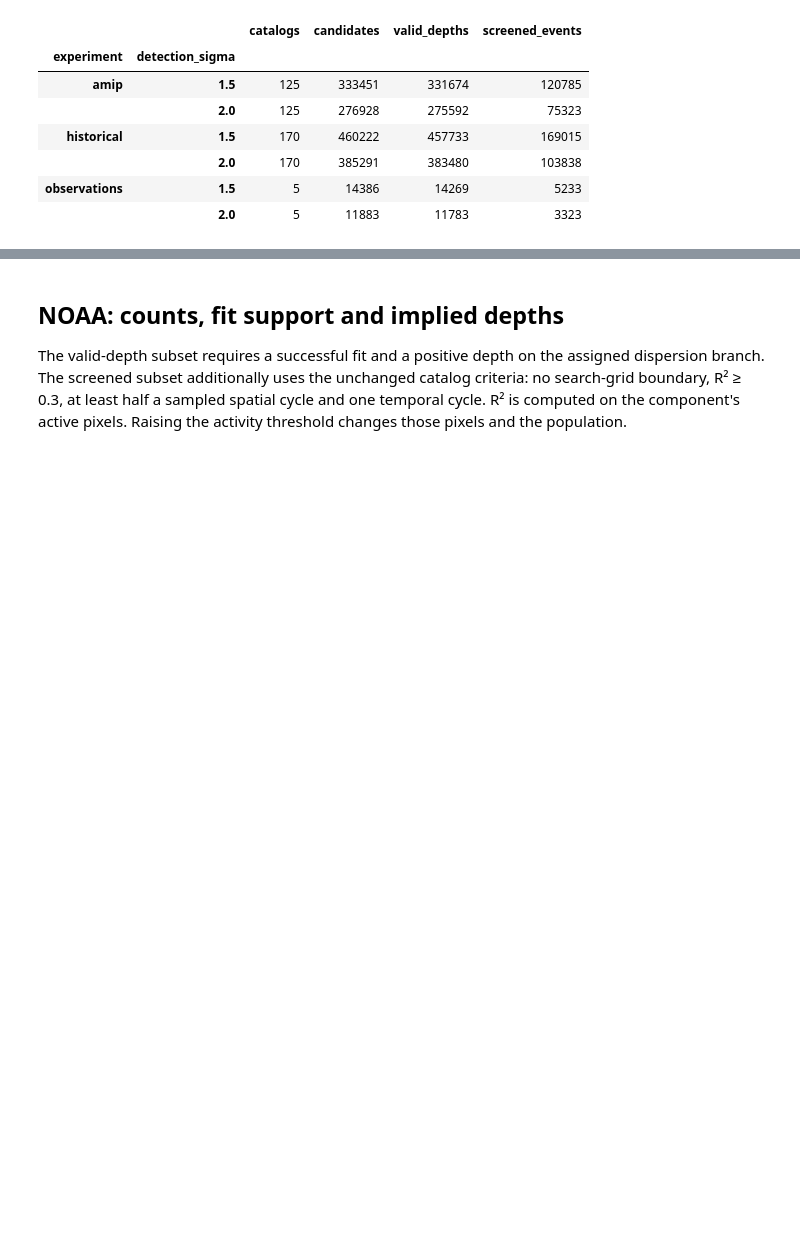
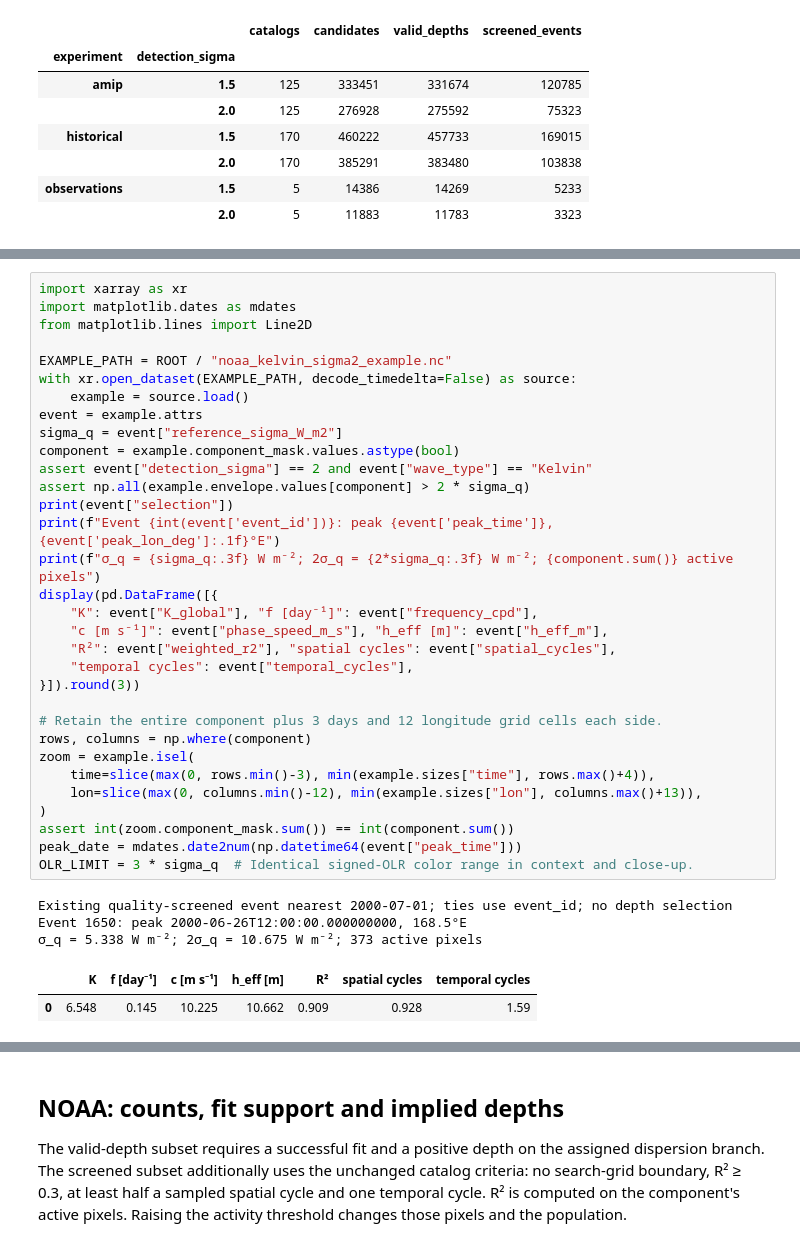
Before and after one commit to pedroanguloumana/cmip6_equiv_depth_distributions, a Jupyter notebook: notebooks/codex_event_threshold_comparison.ipynb, the cells around one changed output, grey strips where cells are left out. Drawn from its saved outputs; the diff is of its cells as text; blank space fills up the shorter version.

```diff
--- a/notebooks/codex_event_threshold_comparison.ipynb
+++ b/notebooks/codex_event_threshold_comparison.ipynb
@@ -51,0 +78,38 @@ display(summary.groupby(["experiment", "detection_sigma"]).agg(
+# %%
+import xarray as xr
+import matplotlib.dates as mdates
+from matplotlib.lines import Line2D
+
+EXAMPLE_PATH = ROOT / "noaa_kelvin_sigma2_example.nc"
+with xr.open_dataset(EXAMPLE_PATH, decode_timedelta=False) as source:
+    example = source.load()
+event = example.attrs
+sigma_q = event["reference_sigma_W_m2"]
+component = example.component_mask.values.astype(bool)
+assert event["detection_sigma"] == 2 and event["wave_type"] == "Kelvin"
+assert np.all(example.envelope.values[component] > 2 * sigma_q)
+print(event["selection"])
+print(f"Event {int(event['event_id'])}: peak {event['peak_time']}, {event['peak_lon_deg']:.1f}°E")
+print(f"σ_q = {sigma_q:.3f} W m⁻²; 2σ_q = {2*sigma_q:.3f} W m⁻²; {component.sum()} active pixels")
+display(pd.DataFrame([{
+    "K": event["K_global"], "f [day⁻¹]": event["frequency_cpd"],
+    "c [m s⁻¹]": event["phase_speed_m_s"], "h_eff [m]": event["h_eff_m"],
+    "R²": event["weighted_r2"], "spatial cycles": event["spatial_cycles"],
+    "temporal cycles": event["temporal_cycles"],
+}]).round(3))
+
+# Retain the entire component plus 3 days and 12 longitude grid cells each side.
+rows, columns = np.where(component)
+zoom = example.isel(
+    time=slice(max(0, rows.min()-3), min(example.sizes["time"], rows.max()+4)),
+    lon=slice(max(0, columns.min()-12), min(example.sizes["lon"], columns.max()+13)),
+)
+assert int(zoom.component_mask.sum()) == int(component.sum())
+peak_date = mdates.date2num(np.datetime64(event["peak_time"]))
+OLR_LIMIT = 3 * sigma_q  # Identical signed-OLR color range in context and close-up.
+# %% [output]
+Existing quality-screened event nearest 2000-07-01; ties use event_id; no depth selection
+Event 1650: peak 2000-06-26T12:00:00.000000000, 168.5°E
+σ_q = 5.338 W m⁻²; 2σ_q = 10.675 W m⁻²; 373 active pixels
+|  | K | f [day⁻¹] | c [m s⁻¹] | h_eff [m] | R² | spatial cycles | temporal cycles |
+| 0 | 6.548 | 0.145 | 10.225 | 10.662 | 0.909 | 0.928 | 1.59 |
```
Also changed, not shown: parts of 4 cells of this notebook, 3 other files.
